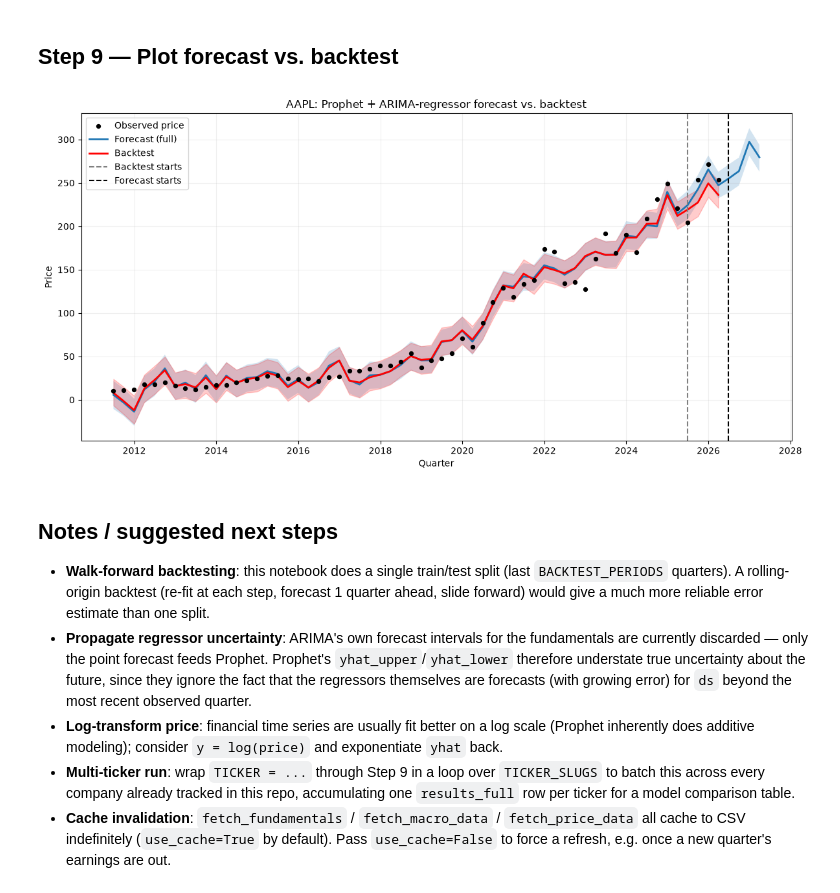
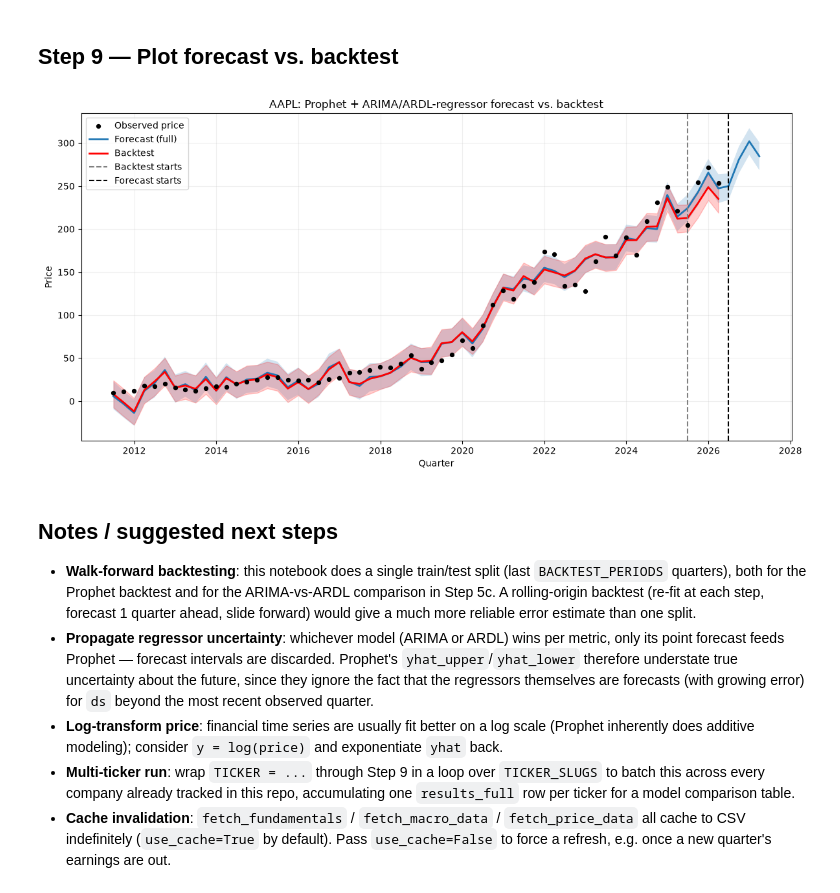
Before and after one commit to JonMc19/Stock-Price-Prediction-combining-econometric-models-and-ML, a Jupyter notebook: Time series analysis/pipeline/full_pipeline.ipynb, the cells around one changed output. Saved outputs shown, nothing was run; the diff lists cells and outputs as text; code cells hidden in the pictures.

Commit message:
ARDL model added to compare resuts to estimate future fundamentals

```diff
--- a/Time series analysis/pipeline/full_pipeline.ipynb
+++ b/Time series analysis/pipeline/full_pipeline.ipynb
@@ -286,9 +292,9 @@ def arima_forecast_regressors(df: pd.DataFrame, periods: int) -> pd.DataFrame:
     return out.reset_index(drop=True)
 
 
-reg_forecast_full = arima_forecast_regressors(data, FUTURE_PERIODS)
-reg_forecast_bt = arima_forecast_regressors(data_bt, BACKTEST_PERIODS)
-reg_forecast_full
+reg_forecast_full_arima = arima_forecast_regressors(data, FUTURE_PERIODS)
+reg_forecast_bt_arima = arima_forecast_regressors(data_bt, BACKTEST_PERIODS)
+reg_forecast_full_arima
 # %% [output]
 |  | ds | revenue_musd | net_income_musd | total_assets_musd | total_liabilities_musd | share_holder_equity_musd |
 | 0 | 2026-06-30 | 109861.0 | 26333.166696 | 370813.708487 | 265406.889181 | 118230.945508 |
@@ -297,0 +364,27 @@ reg_forecast_full
+# %%
+actuals_bt = data.set_index("ds").loc[reg_forecast_bt_arima["ds"], REG_COLS]
+
+comparison_rows = []
+best_model = {}
+for col in REG_COLS:
+    arima_mae = mean_absolute_error(actuals_bt[col], reg_forecast_bt_arima.set_index("ds")[col])
+    ardl_mae = mean_absolute_error(actuals_bt[col], reg_forecast_bt_ardl.set_index("ds")[col])
+    best_model[col] = "ARIMA" if arima_mae <= ardl_mae else "ARDL"
+    comparison_rows.append({"metric": col, "arima_mae": arima_mae, "ardl_mae": ardl_mae, "best_model": best_model[col]})
+
+model_comparison = pd.DataFrame(comparison_rows)
+
+
+def select_best_forecast(arima_fc: pd.DataFrame, ardl_fc: pd.DataFrame) -> pd.DataFrame:
+    """Assemble a forecast frame using, for each metric, whichever model won the backtest comparison."""
+    out = arima_fc[["ds"]].copy()
+    for col in REG_COLS:
+        source = arima_fc if best_model[col] == "ARIMA" else ardl_fc
+        out[col] = source[col].to_numpy()
+    return out
+
+
+reg_forecast_full = select_best_forecast(reg_forecast_full_arima, reg_forecast_full_ardl)
+reg_forecast_bt = select_best_forecast(reg_forecast_bt_arima, reg_forecast_bt_ardl)
+
+model_comparison
@@ -385,40 +485,41 @@ results_bt = evaluate(forecast_bt, data_bt, "backtest")
 # %%
 fig, ax = plt.subplots(figsize=(12, 6))
 
 actual_mask = ~results_full["is_future"]
 ax.scatter(results_full.loc[actual_mask, "ds"], results_full.loc[actual_mask, "y"],
            s=18, color="k", zorder=3, label="Observed price")
 
 ax.plot(results_full["ds"], results_full["yhat"], linewidth=2, label="Forecast (full)")
 ax.fill_between(results_full["ds"], results_full["yhat_lower"], results_full["yhat_upper"], alpha=0.2)
 
 ax.plot(results_bt["ds"], results_bt["yhat"], linewidth=2, color="red", label="Backtest")
 ax.fill_between(results_bt["ds"], results_bt["yhat_lower"], results_bt["yhat_upper"], alpha=0.2, color="red")
 
 bt_split = results_bt.loc[results_bt["is_future"], "ds"].min()
 full_split = results_full.loc[results_full["is_future"], "ds"].min()
 if pd.notna(bt_split):
     ax.axvline(bt_split, linestyle="--", color="gray", label="Backtest starts")
 if pd.notna(full_split):
     ax.axvline(full_split, linestyle="--", color="black", label="Forecast starts")
 
-ax.set_title(f"{TICKER}: Prophet + ARIMA-regressor forecast vs. backtest")
+ax.set_title(f"{TICKER}: Prophet + ARIMA/ARDL-regressor forecast vs. backtest")
 ax.set_xlabel("Quarter"); ax.set_ylabel("Price")
 handles, labels = ax.get_legend_handles_labels()
 ax.legend(dict(zip(labels, handles)).values(), dict(zip(labels, handles)).keys(), loc="upper left")
 ax.grid(alpha=0.2)
 plt.tight_layout()
 plt.show()
 # %% [output]
-[figure, old version]
+[figure, new version]
 # %% [markdown]
 ## Notes / suggested next steps
 
 - **Walk-forward backtesting**: this notebook does a single train/test split (last `BACKTEST_PERIODS`
-  quarters). A rolling-origin backtest (re-fit at each step, forecast 1 quarter ahead, slide forward)
-  would give a much more reliable error estimate than one split.
-- **Propagate regressor uncertainty**: ARIMA's own forecast intervals for the fundamentals are
-  currently discarded — only the point forecast feeds Prophet. Prophet's `yhat_upper`/`yhat_lower`
+  quarters), both for the Prophet backtest and for the ARIMA-vs-ARDL comparison in Step 5c. A
+  rolling-origin backtest (re-fit at each step, forecast 1 quarter ahead, slide forward) would give
+  a much more reliable error estimate than one split.
+- **Propagate regressor uncertainty**: whichever model (ARIMA or ARDL) wins per metric, only its
+  point forecast feeds Prophet — forecast intervals are discarded. Prophet's `yhat_upper`/`yhat_lower`
   therefore understate true uncertainty about the future, since they ignore the fact that the
   regressors themselves are forecasts (with growing error) for `ds` beyond the most recent observed
   quarter.
```
Also changed, not shown: parts of 9 cells of this notebook, 2 other files.
